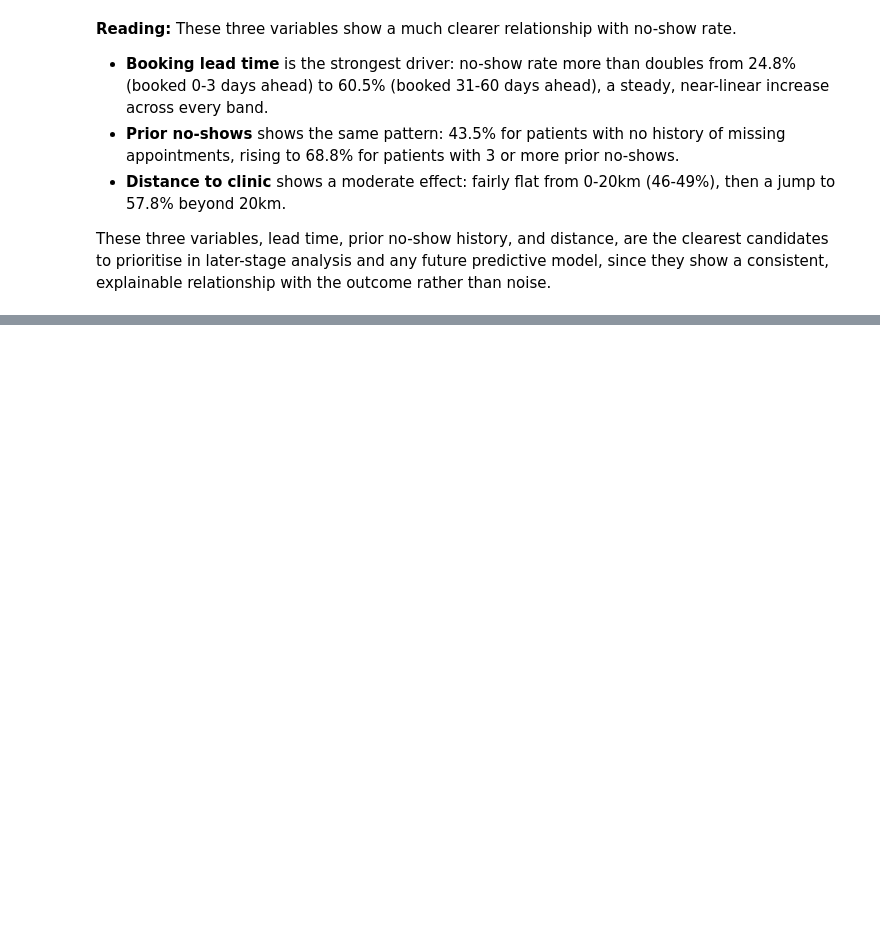
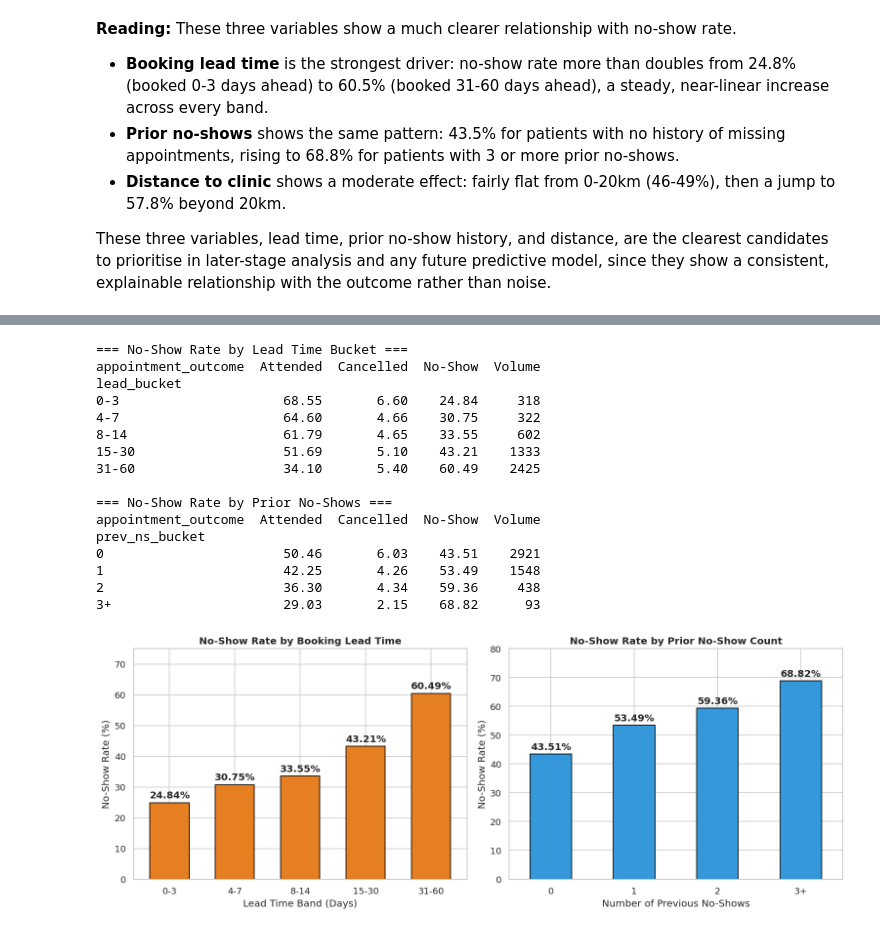
Before and after one commit to brandon-kungu/Health_Connect_Appointments_Analysis, a Jupyter notebook: Health_connect_analysis_notebook.ipynb, the cells around one changed output, grey strips where cells are left out. Saved outputs shown, nothing was run; the diff lists cells and outputs as text; code cells hidden in the pictures; blank space fills up the shorter version.

```diff
--- a/Health_connect_analysis_notebook.ipynb
+++ b/Health_connect_analysis_notebook.ipynb
@@ -239,0 +504,66 @@ than noise.
+# %%
+print('=== No-Show Rate by Lead Time Bucket ===')
+lead_ct = get_outcome_crosstab(df, 'lead_bucket')
+print(lead_ct)
+
+print('\n=== No-Show Rate by Prior No-Shows ===')
+history_ct = get_outcome_crosstab(df, 'prev_ns_bucket')
+print(history_ct)
+
+# Comparative Bar Plot
+fig, (ax1, ax2) = plt.subplots(1, 2, figsize=(13, 5))
+
+# Plot Lead Time
+lead_rates = no_show_rate(df, 'lead_bucket')
+lead_rates.plot(
+    kind='bar',
+    ax=ax1,
+    color='#e67e22',
+    edgecolor='black',
+    width=0.6,
+)
+ax1.set_title('No-Show Rate by Booking Lead Time', fontweight='bold')
+ax1.set_ylabel('No-Show Rate (%)')
+ax1.set_xlabel('Lead Time Band (Days)')
+ax1.set_xticklabels(ax1.get_xticklabels(), rotation=0)
+ax1.set_ylim(0, 75)
+for i, v in enumerate(lead_rates):
+  ax1.text(i, v + 1.5, f'{v}%', ha='center', fontweight='bold')
+
+# Plot History
+hist_rates = no_show_rate(df, 'prev_ns_bucket')
+hist_rates.plot(
+    kind='bar',
+    ax=ax2,
+    color='#3498db',
+    edgecolor='black',
+    width=0.5,
+)
+ax2.set_title('No-Show Rate by Prior No-Show Count', fontweight='bold')
+ax2.set_ylabel('No-Show Rate (%)')
+ax2.set_xlabel('Number of Previous No-Shows')
+ax2.set_xticklabels(ax2.get_xticklabels(), rotation=0)
+ax2.set_ylim(0, 80)
+for i, v in enumerate(hist_rates):
+  ax2.text(i, v + 1.5, f'{v}%', ha='center', fontweight='bold')
+
+plt.tight_layout()
+plt.show()
+# %% [output]
+=== No-Show Rate by Lead Time Bucket ===
+appointment_outcome  Attended  Cancelled  No-Show  Volume
+lead_bucket
+0-3                     68.55       6.60    24.84     318
+4-7                     64.60       4.66    30.75     322
+8-14                    61.79       4.65    33.55     602
+15-30                   51.69       5.10    43.21    1333
+31-60                   34.10       5.40    60.49    2425
+
+=== No-Show Rate by Prior No-Shows ===
+appointment_outcome  Attended  Cancelled  No-Show  Volume
+prev_ns_bucket
+0                       50.46       6.03    43.51    2921
+1                       42.25       4.26    53.49    1548
+2                       36.30       4.34    59.36     438
+3+                      29.03       2.15    68.82      93
+[figure, added]
```
Also changed, not shown: parts of 38 cells of this notebook.
